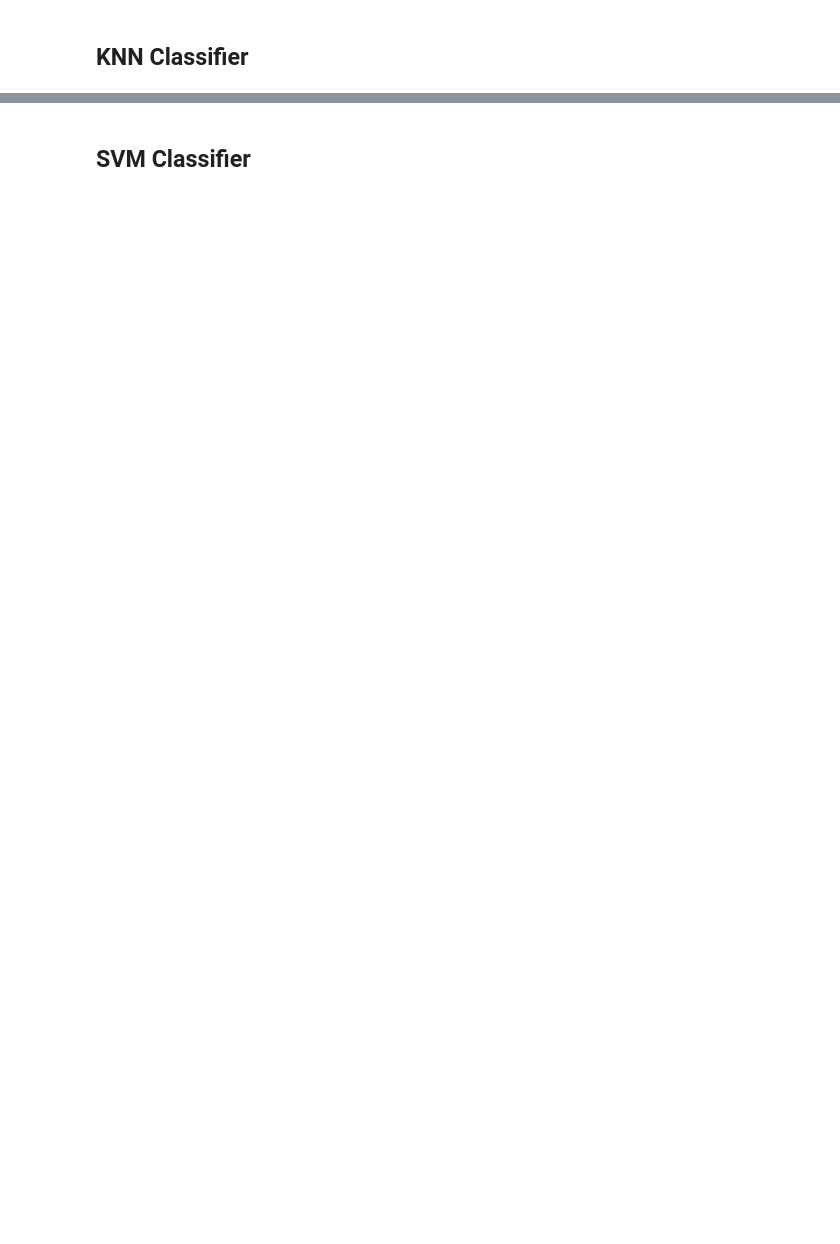
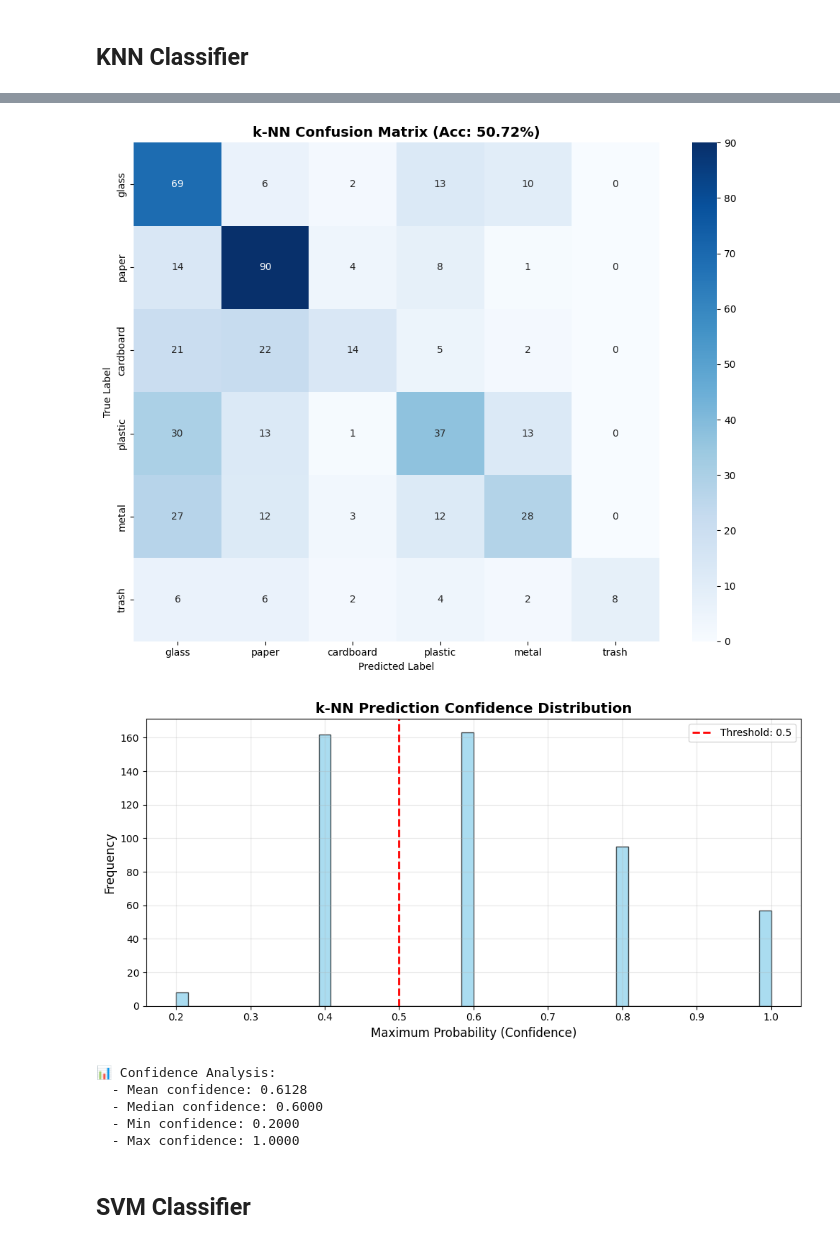
Before and after one commit to AHmEeD-SaBER/Waste-Classification-ML, a Jupyter notebook: notebooks/exploratory_analysis.ipynb, the cells around one changed output, grey strips where cells are left out. Drawn from its saved outputs; the diff is of its cells as text; code cells hidden in the pictures; blank space fills up the shorter version.

```diff
--- a/notebooks/exploratory_analysis.ipynb
+++ b/notebooks/exploratory_analysis.ipynb
@@ -270,11 +330,76 @@ X_train.shape, X_test.shape, y_train.shape, y_test.shape
 ## KNN Classifier
 # %%
 from sklearn.neighbors import KNeighborsClassifier
-knn = KNeighborsClassifier(n_neighbors=3)
-knn.fit(X_train, y_train)
-y_pred = knn.predict(X_test)
+from sklearn.metrics import classification_report, confusion_matrix
+import time
+
+print("="*60)
+print("K-NN CLASSIFIER (with Unknown Rejection)")
+print("="*60)
+
+# Train k-NN
+start_time = time.time()
+knn = KNeighborsClassifier(n_neighbors=5)
+knn.fit(X_train_scaled, y_train)
+train_time = time.time() - start_time
+
+# Get prediction probabilities for confidence-based rejection
+y_proba_knn = knn.predict_proba(X_test_scaled)
+y_pred_knn = knn.predict(X_test_scaled)
+
+# Implement Unknown rejection: if max probability < threshold, classify as "unknown" (ID 6)
+confidence_threshold = 0.5  # Adjust this threshold based on performance
+max_proba = np.max(y_proba_knn, axis=1)
+
+# Create predictions with unknown class
+y_pred_knn_with_unknown = y_pred_knn.copy()
+y_pred_knn_with_unknown[max_proba < confidence_threshold] = 6  # ID 6 = unknown
+
+# Calculate accuracies
+knn_accuracy = knn.score(X_test_scaled, y_test) * 100
+num_rejected = np.sum(max_proba < confidence_threshold)
+rejection_rate = (num_rejected / len(y_test)) * 100
+
+print(f"\n✓ Training completed in {train_time:.2f} seconds")
+print(f"✓ Overall Accuracy (without rejection): {knn_accuracy:.2f}%")
+print(f"✓ Rejection rate: {rejection_rate:.2f}% ({num_rejected}/{len(y_test)} samples)")
+print(f"✓ Confidence threshold: {confidence_threshold}")
+
 print("\n" + "="*60)
-print(f"Overall Accuracy: {knn.score(X_test, y_test)*100:.2f}%")
+print("CLASSIFICATION REPORT (without rejection):")
 print("="*60)
+print(classification_report(y_test, y_pred_knn, target_names=actual_class_names, zero_division=0))
+
+print("\n" + "="*60)
+print("CONFUSION MATRIX:")
+print("="*60)
+cm = confusion_matrix(y_test, y_pred_knn)
+plt.figure(figsize=(10, 8))
+sns.heatmap(cm, annot=True, fmt='d', cmap='Blues',
+            xticklabels=actual_class_names,
+            yticklabels=actual_class_names)
+plt.title(f'k-NN Confusion Matrix (Acc: {knn_accuracy:.2f}%)', fontsize=14, fontweight='bold')
+plt.ylabel('True Label')
+plt.xlabel('Predicted Label')
+plt.tight_layout()
+plt.show()
+
+# Show confidence distribution
+plt.figure(figsize=(10, 5))
+plt.hist(max_proba, bins=50, color='skyblue', edgecolor='black', alpha=0.7)
+plt.axvline(x=confidence_threshold, color='red', linestyle='--', linewidth=2, label=f'Threshold: {confidence_threshold}')
+plt.xlabel('Maximum Probability (Confidence)', fontsize=12)
+plt.ylabel('Frequency', fontsize=12)
+plt.title('k-NN Prediction Confidence Distribution', fontsize=14, fontweight='bold')
+plt.legend()
+plt.grid(alpha=0.3)
+plt.tight_layout()
+plt.show()
+
+print(f"\n📊 Confidence Analysis:")
+print(f"  - Mean confidence: {max_proba.mean():.4f}")
+print(f"  - Median confidence: {np.median(max_proba):.4f}")
+print(f"  - Min confidence: {max_proba.min():.4f}")
+print(f"  - Max confidence: {max_proba.max():.4f}")
 # %% [output]
 ============================================================
@@ -283,3 +422,10 @@ Overall Accuracy: 39.18%
+[figure, added]
+[figure, added]
+📊 Confidence Analysis:
+  - Mean confidence: 0.6128
+  - Median confidence: 0.6000
+  - Min confidence: 0.2000
+  - Max confidence: 1.0000
 # %% [markdown]
 ## SVM Classifier
 # %%
```
Also changed, not shown: parts of 7 cells of this notebook, 2 other files.
